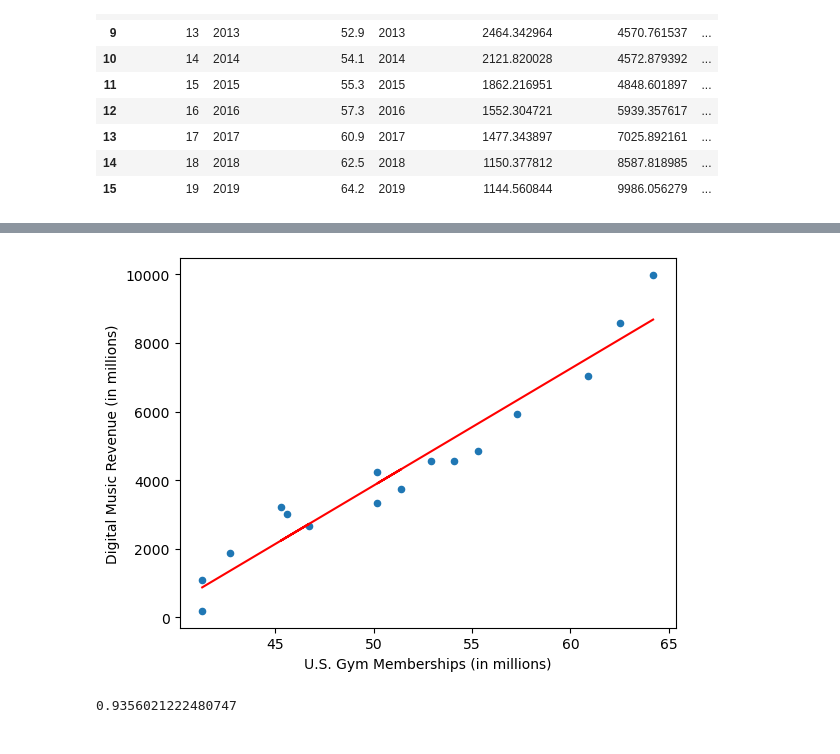
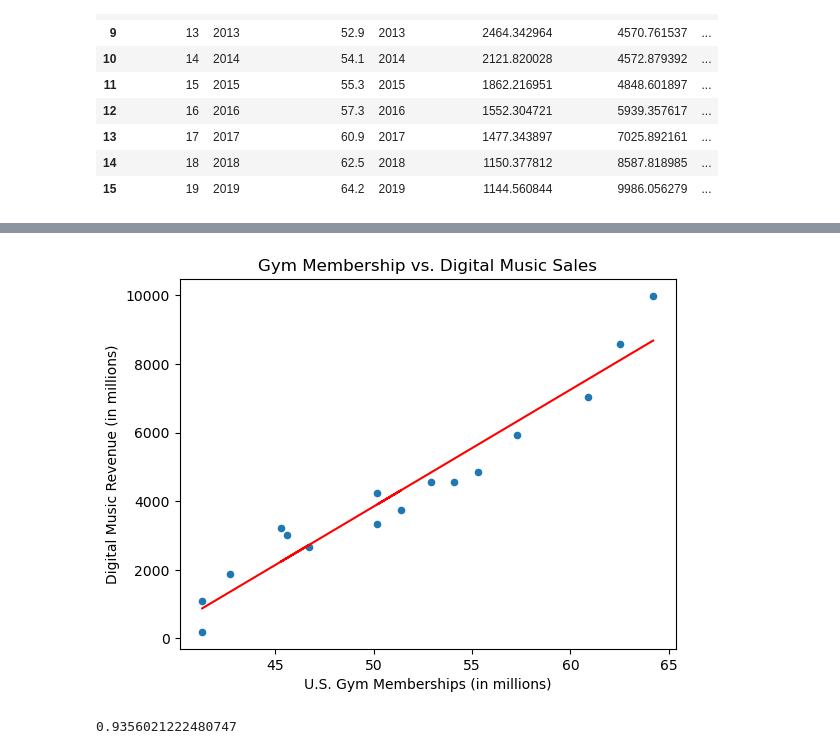
Before and after one commit to maswanwick/digital_music_sales, a Jupyter notebook: research/gym_membership/gyms.ipynb, the cells around one changed output, grey strips where cells are left out. Saved outputs shown, nothing was run; the diff lists cells and outputs as text; code cells hidden in the pictures.

```diff
--- a/research/gym_membership/gyms.ipynb
+++ b/research/gym_membership/gyms.ipynb
@@ -30,15 +39,17 @@ gym_revenue_pd
 # %%
 gym_revenue_pd.plot(kind="scatter", x="membership_count", y="Total Digital Revenue")
 plt.xlabel("U.S. Gym Memberships (in millions)")
 plt.ylabel("Digital Music Revenue (in millions)")
+plt.title('Gym Membership vs. Digital Music Sales')
 
 (slope, intercept, rvalue, pvalue, stderr) = linregress(gym_revenue_pd['membership_count'], gym_revenue_pd['Total Digital Revenue'])
 regress_values = gym_revenue_pd['membership_count'] * slope + intercept
 plt.plot(gym_revenue_pd['membership_count'], regress_values, "r-")
 
+plt.savefig("output/membership_sales_scatter.png")
 plt.show()
 
 print(rvalue**2)
 # %% [output]
-[figure, old version]
+[figure, new version]
 0.9356021222480747
```
Also changed, not shown: parts of 1 cell of this notebook, 2 other files.
